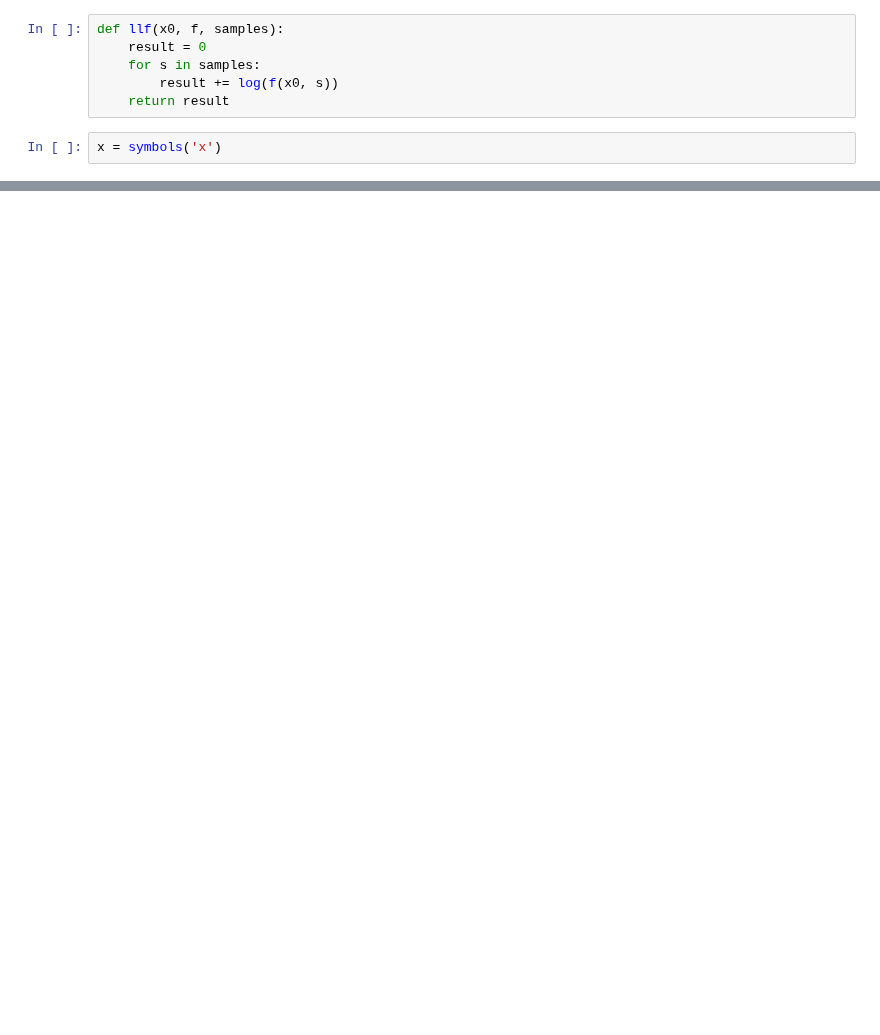
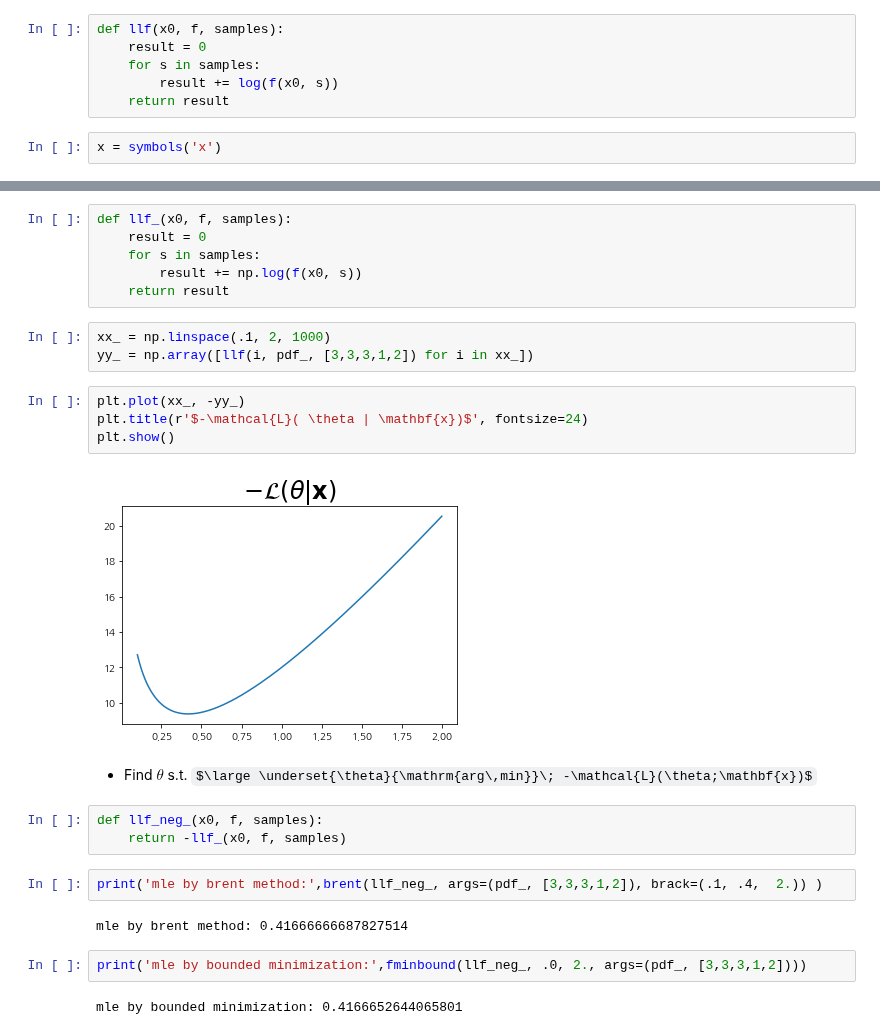
Before and after one commit to ywkim92/Paper-implementation, a Jupyter notebook: MLE.ipynb, the cells around one changed output, grey strips where cells are left out. Saved outputs shown, nothing was run; the diff lists cells and outputs as text; some formulas as TeX source; blank space fills up the shorter version.

Commit message:
test: Introduce two methods finding mle

```diff
--- a/MLE.ipynb
+++ b/MLE.ipynb
@@ -124,0 +60,28 @@ np.e
+# %%
+def llf_(x0, f, samples):
+    result = 0
+    for s in samples:
+        result += np.log(f(x0, s))
+    return result
+# %%
+xx_ = np.linspace(.1, 2, 1000)
+yy_ = np.array([llf(i, pdf_, [3,3,3,1,2]) for i in xx_])
+# %%
+plt.plot(xx_, -yy_)
+plt.title(r'$-\mathcal{L}( \theta | \mathbf{x})$', fontsize=24)
+plt.show()
+# %% [output]
+[figure, added]
+# %% [markdown]
+* Find $\theta$ s.t.  $\large \underset{\theta}{\mathrm{arg\,min}}\; -\mathcal{L}(\theta;\mathbf{x})$
+# %%
+def llf_neg_(x0, f, samples):
+    return -llf_(x0, f, samples)
+# %%
+print('mle by brent method:',brent(llf_neg_, args=(pdf_, [3,3,3,1,2]), brack=(.1, .4,  2.)) )
+# %% [output]
+mle by brent method: 0.41666666687827514
+# %%
+print('mle by bounded minimization:',fminbound(llf_neg_, .0, 2., args=(pdf_, [3,3,3,1,2])))
+# %% [output]
+mle by bounded minimization: 0.4166652644065801
```
Also changed, not shown: parts of 37 cells of this notebook.
